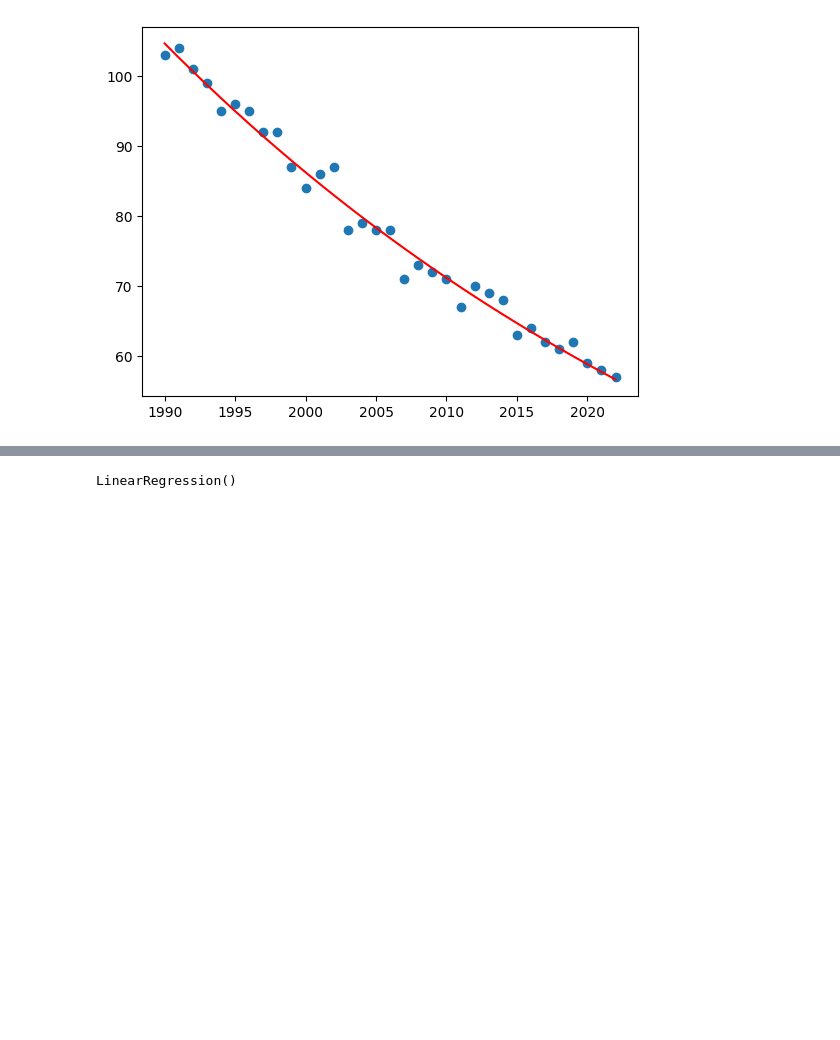
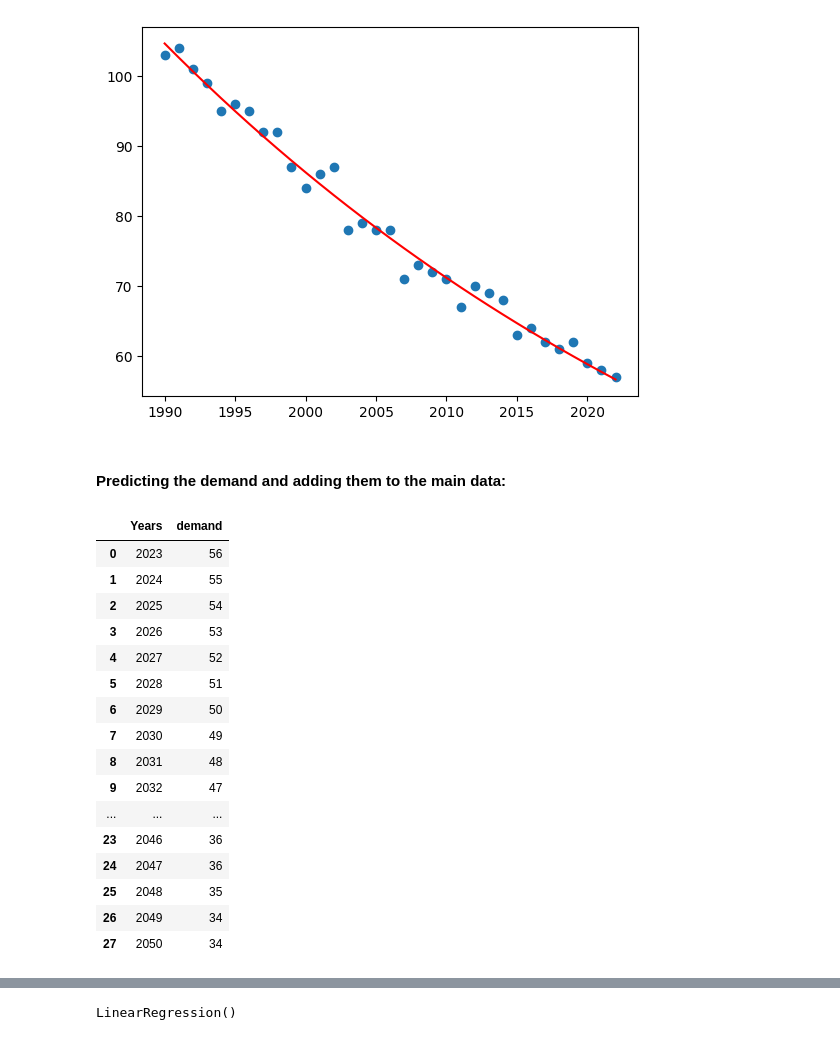
Before and after one commit to Hossein-MJafari/EEcon_Py_Project, a Jupyter notebook: Project.ipynb, the cells around one changed output, grey strips where cells are left out. Saved outputs shown, nothing was run; the diff lists cells and outputs as text; code cells hidden in the pictures; blank space fills up the shorter version.

```diff
--- a/Project.ipynb
+++ b/Project.ipynb
@@ -409,3 +407,28 @@ plt.plot(data['Years'], model.predict(X), c='red')
 plt.show()
 # %% [output]
 [figure]
+# %% [markdown]
+#### Predicting the demand and adding them to the main data:
+# %%
+demand_predicted = [round(predict(d)) for d in complete_data['demand_factor'][33:]]
+demand_series =pd.DataFrame({'Years': [i for i in range(2023,2051)],
+                             'demand': demand_predicted})
+demand_series
+# %% [output]
+|  | Years | demand |
+| 0 | 2023 | 56 |
+| 1 | 2024 | 55 |
+| 2 | 2025 | 54 |
+| 3 | 2026 | 53 |
+| 4 | 2027 | 52 |
+| 5 | 2028 | 51 |
+| 6 | 2029 | 50 |
+| 7 | 2030 | 49 |
+| 8 | 2031 | 48 |
+| 9 | 2032 | 47 |
+| ... | ... | ... |
+| 23 | 2046 | 36 |
+| 24 | 2047 | 36 |
+| 25 | 2048 | 35 |
+| 26 | 2049 | 34 |
+| 27 | 2050 | 34 |
```
Also changed, not shown: parts of 13 cells of this notebook.
